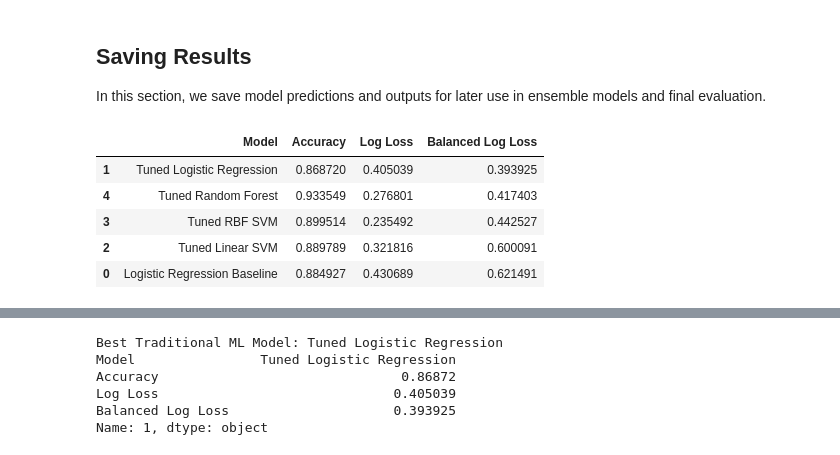
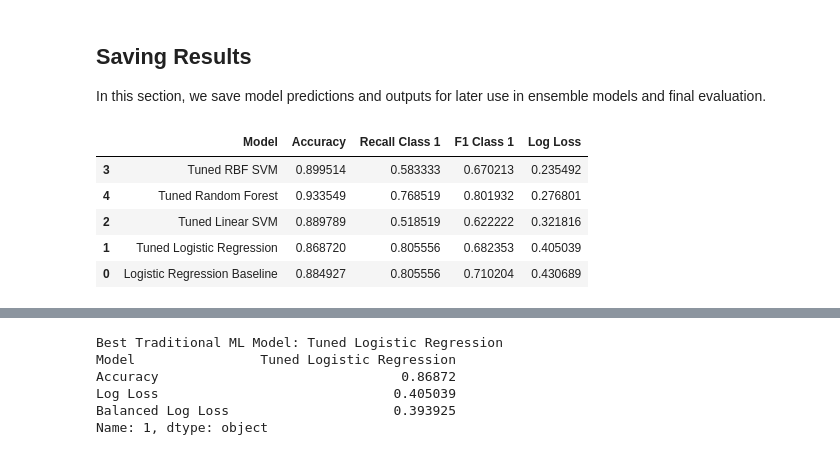
Before and after one commit to jmiralo84/CS4662-Project-Identifying-Age-Related-Conditions, a Jupyter notebook: Notebooks/traditional_ml.ipynb, the cells around one changed output, grey strips where cells are left out. Drawn from its saved outputs; the diff is of its cells as text; code cells hidden in the pictures.

Commit message:
Created final model comparison notebook
Also made updates to traditional ML

```diff
--- a/Notebooks/traditional_ml.ipynb
+++ b/Notebooks/traditional_ml.ipynb
@@ -275,11 +275,15 @@ def evaluate_model_cv(model_name, model, X_data, y_data, cv):
     plt.title(f"Confusion MAtrix: {model_name}")
     plt.show()
 
+    report = classification_report(y_data, oof_pred, output_dict=True)
+
     return {
         "model_name": model_name,
         "accuracy": acc,
         "log_loss": standard_ll,
         "balanced_log_loss": balanced_ll,
+        "recall_class1": report["1"]["recall"],
+        "f1_class1": report["1"]["f1-score"],
         "oof_proba": oof_proba,
         "oof_pred": oof_pred
     }
@@ -613,32 +617,31 @@ In this section, we save model predictions and outputs for later use in ensemble
 # %%
 #Comparison with Balanced Log loss
 
 all_results = [
     log_reg_baseline_results,
     log_reg_tuned_results,
     linear_svm_results,
     rbf_svm_results,
     rf_results
 ]
 
 comparison_df = pd.DataFrame([
     {
         "Model": result["model_name"],
         "Accuracy": result["accuracy"],
-        "Log Loss": result["log_loss"],
-        "Balanced Log Loss": result["balanced_log_loss"]
+        "Recall Class 1": result["recall_class1"],
+        "F1 Class 1": result["f1_class1"],
+        "Log Loss": result["log_loss"]
     }
     for result in all_results
-]).sort_values("Balanced Log Loss")
-
-comparison_df
+]).sort_values("Log Loss")
 # %% [output]
-|  | Model | Accuracy | Log Loss | Balanced Log Loss |
-| 1 | Tuned Logistic Regression | 0.868720 | 0.405039 | 0.393925 |
-| 4 | Tuned Random Forest | 0.933549 | 0.276801 | 0.417403 |
-| 3 | Tuned RBF SVM | 0.899514 | 0.235492 | 0.442527 |
-| 2 | Tuned Linear SVM | 0.889789 | 0.321816 | 0.600091 |
-| 0 | Logistic Regression Baseline | 0.884927 | 0.430689 | 0.621491 |
+|  | Model | Accuracy | Recall Class 1 | F1 Class 1 | Log Loss |
+| 3 | Tuned RBF SVM | 0.899514 | 0.583333 | 0.670213 | 0.235492 |
+| 4 | Tuned Random Forest | 0.933549 | 0.768519 | 0.801932 | 0.276801 |
+| 2 | Tuned Linear SVM | 0.889789 | 0.518519 | 0.622222 | 0.321816 |
+| 1 | Tuned Logistic Regression | 0.868720 | 0.805556 | 0.682353 | 0.405039 |
+| 0 | Logistic Regression Baseline | 0.884927 | 0.805556 | 0.710204 | 0.430689 |
 # %%
 comparison_df.set_index("Model")["Balanced Log Loss"].sort_values().plot(kind="bar")
 plt.title("Traditional ML Model Comparison")
```
Also changed, not shown: parts of 4 cells of this notebook, 4 other files.
